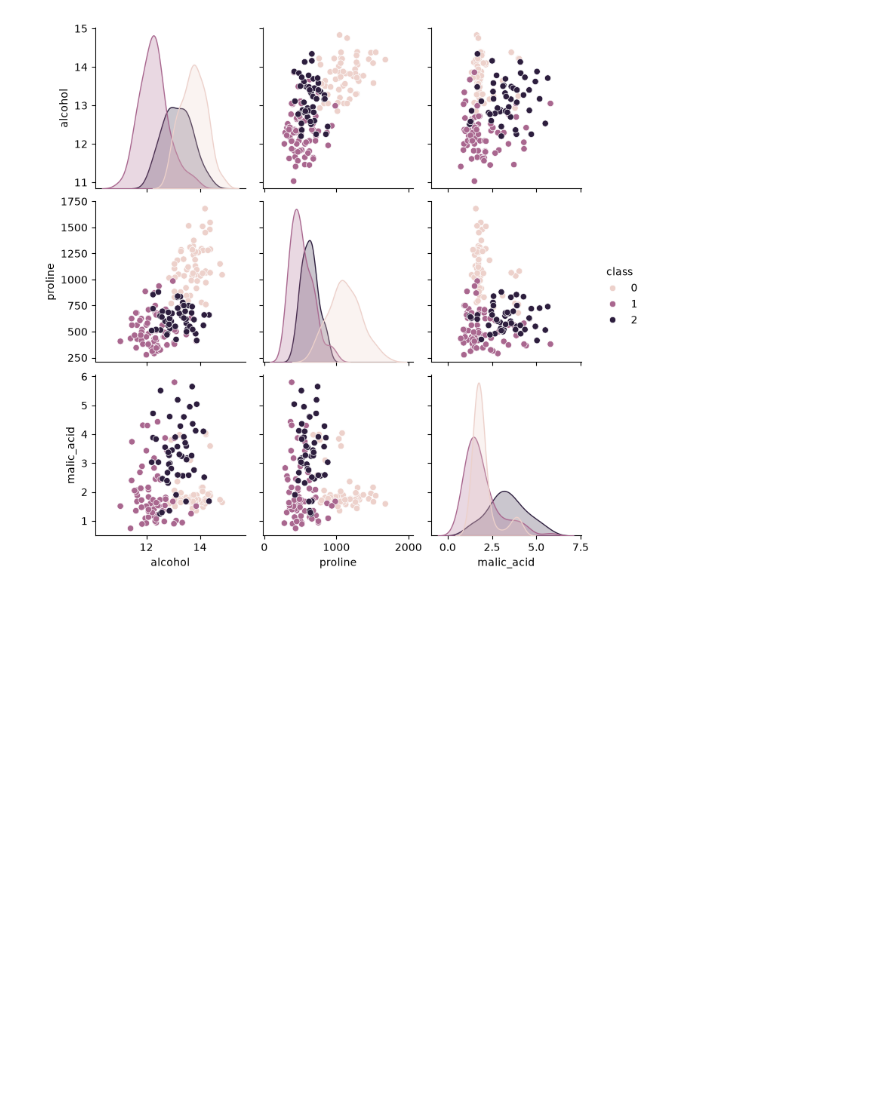
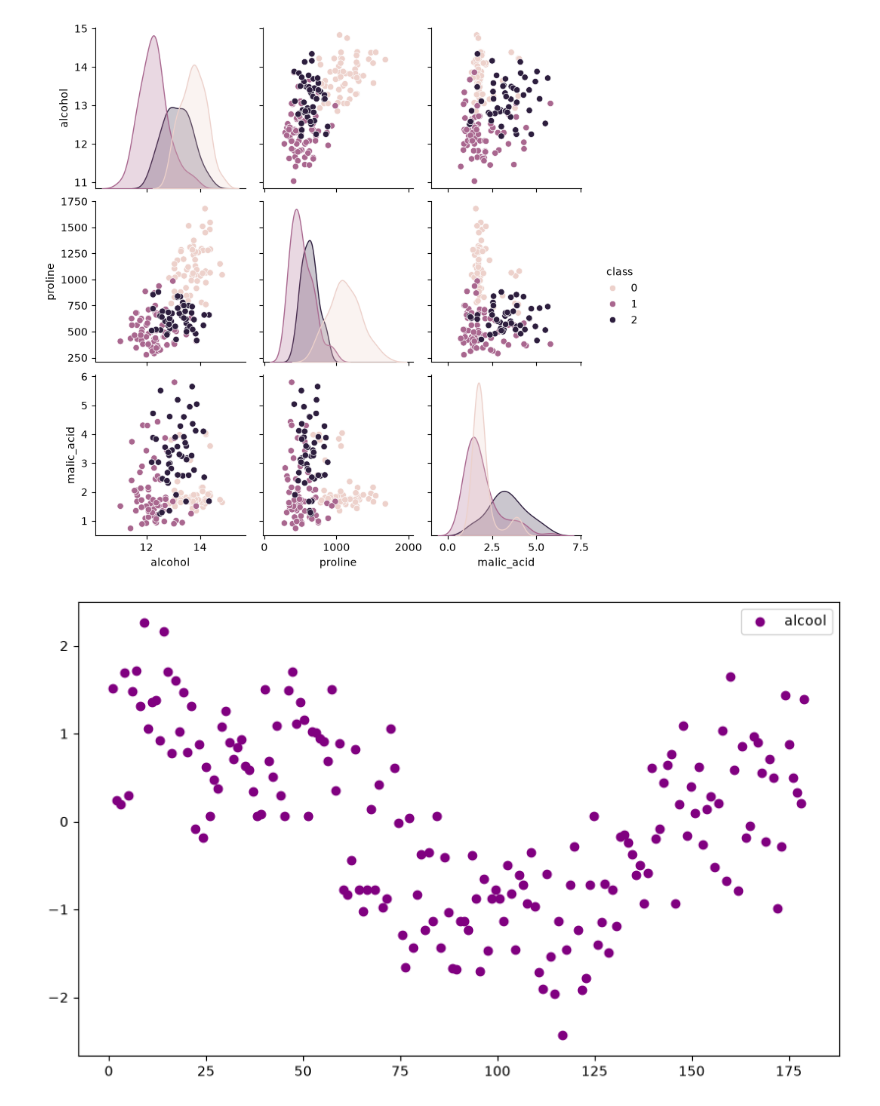
Before and after one commit to Niscoder/CursoIA, a Jupyter notebook: parte2_ml_rna/normalizacao.ipynb, the cells around one changed output. Cells and saved outputs as stored; diff of their text form; code cells hidden in the pictures; blank space fills up the shorter version.

```diff
--- a/parte2_ml_rna/normalizacao.ipynb
+++ b/parte2_ml_rna/normalizacao.ipynb
@@ -86,3 +86,13 @@ sns.pairplot(
 plt.show()
 # %% [output]
 [figure]
+# %%
+scaler = StandardScaler()
+alcool_scaled = scaler.fit_transform(df[["alcohol"]])
+
+plt.figure(figsize=(10, 6))
+plt.scatter(x=samples, y=alcool_scaled, label="alcool", color="purple")
+plt.legend()
+plt.show()
+# %% [output]
+[figure, added]
```
Also changed, not shown: parts of 4 cells of this notebook.
